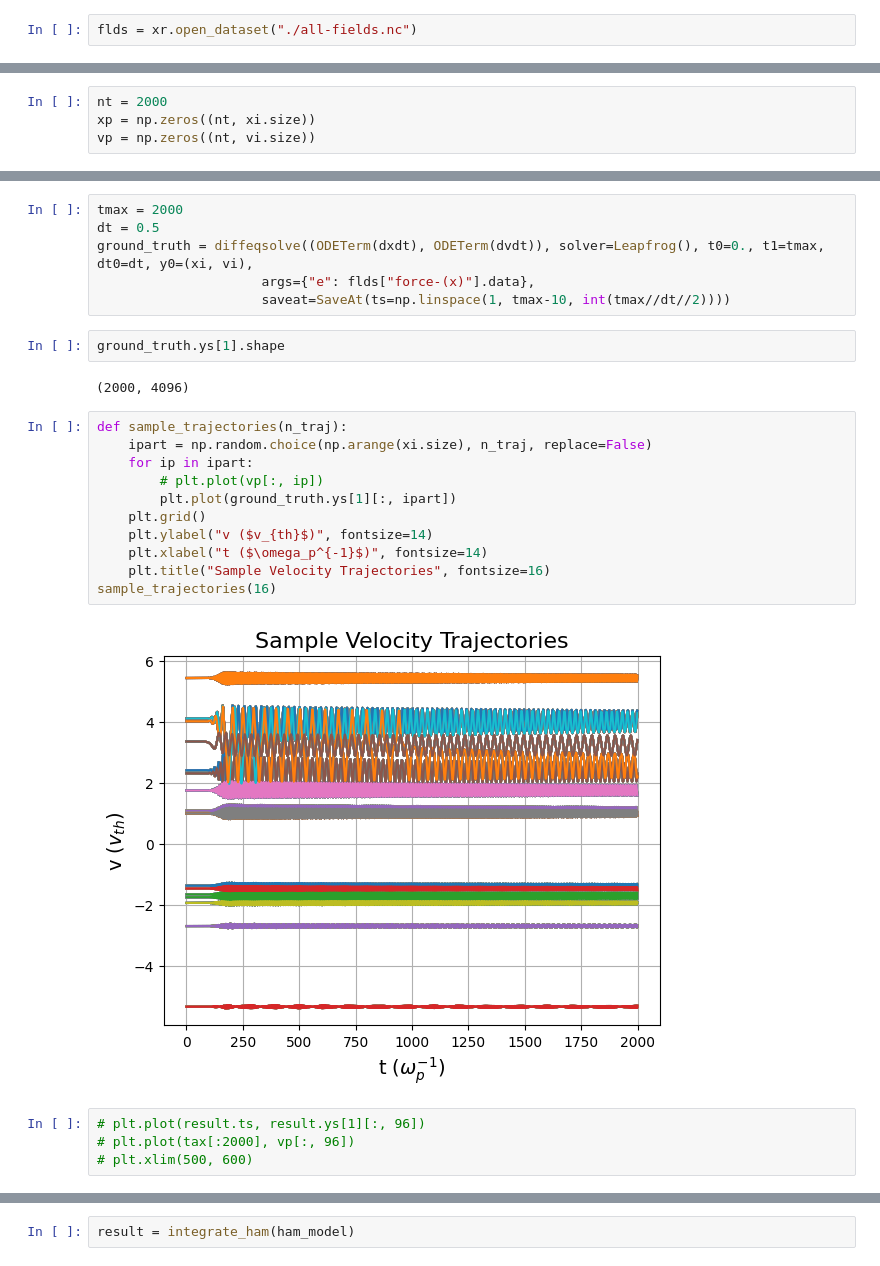
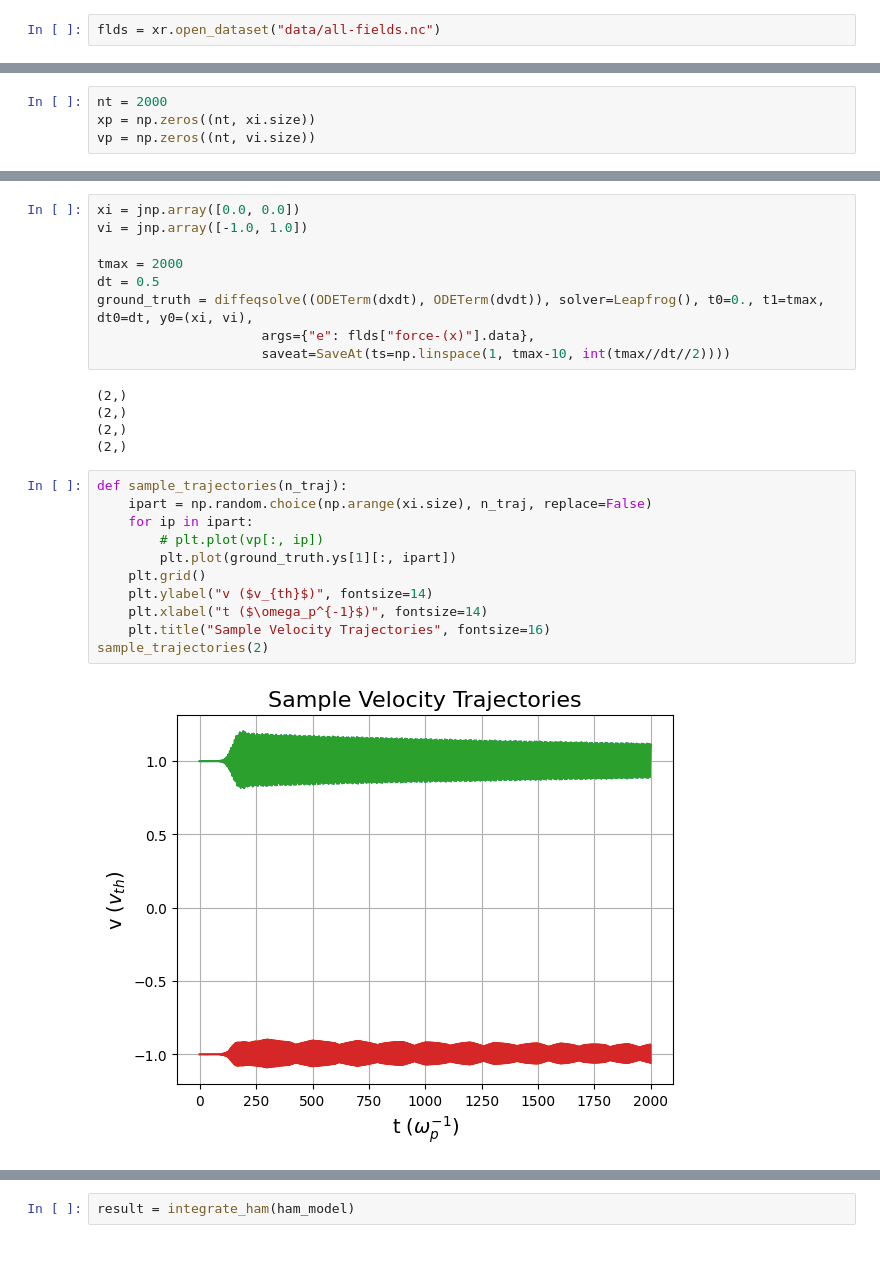
Before and after one commit to johnbcoughlin/HNN4EPW, a Jupyter notebook: particles.ipynb, the cells around one changed output, grey strips where cells are left out. Drawn from its saved outputs; the diff is of its cells as text.

```diff
--- a/particles.ipynb
+++ b/particles.ipynb
@@ -11,7 +11,7 @@ import equinox as eqx
 import jax
 import optax
 # %%
-flds = xr.open_dataset("./all-fields.nc")
+flds = xr.open_dataset("data/all-fields.nc")
 # %%
 flds
 # %% [output]
@@ -130,31 +102,31 @@ def dvdt(t, y, args):
     return efield(jnp.full_like(y[0], t), y[0]), y[1]
 # %%
+xi = jnp.array([0.0, 0.0])
+vi = jnp.array([-1.0, 1.0])
+
 tmax = 2000
 dt = 0.5
 ground_truth = diffeqsolve((ODETerm(dxdt), ODETerm(dvdt)), solver=Leapfrog(), t0=0., t1=tmax, dt0=dt, y0=(xi, vi),
                      args={"e": flds["force-(x)"].data},
                      saveat=SaveAt(ts=np.linspace(1, tmax-10, int(tmax//dt//2))))
+# %% [output]
+(2,)
+(2,)
+(2,)
+(2,)
-# %%
-ground_truth.ys[1].shape
-# %% [output]
-(2000, 4096)
 # %%
 def sample_trajectories(n_traj):
     ipart = np.random.choice(np.arange(xi.size), n_traj, replace=False)
     for ip in ipart:
         # plt.plot(vp[:, ip])
         plt.plot(ground_truth.ys[1][:, ipart])
     plt.grid()
     plt.ylabel("v ($v_{th}$)", fontsize=14)
     plt.xlabel("t ($\omega_p^{-1}$)", fontsize=14)
     plt.title("Sample Velocity Trajectories", fontsize=16)
-sample_trajectories(16)
+sample_trajectories(2)
 # %% [output]
-[figure, old version]
+[figure, new version]
-# %%
-# plt.plot(result.ts, result.ys[1][:, 96])
-# plt.plot(tax[:2000], vp[:, 96])
-# plt.xlim(500, 600)
 # %%
 class Hamiltonian(eqx.Module):
     ham_model: eqx.Module
```
Also changed, not shown: parts of 16 cells of this notebook, 3 other files.
